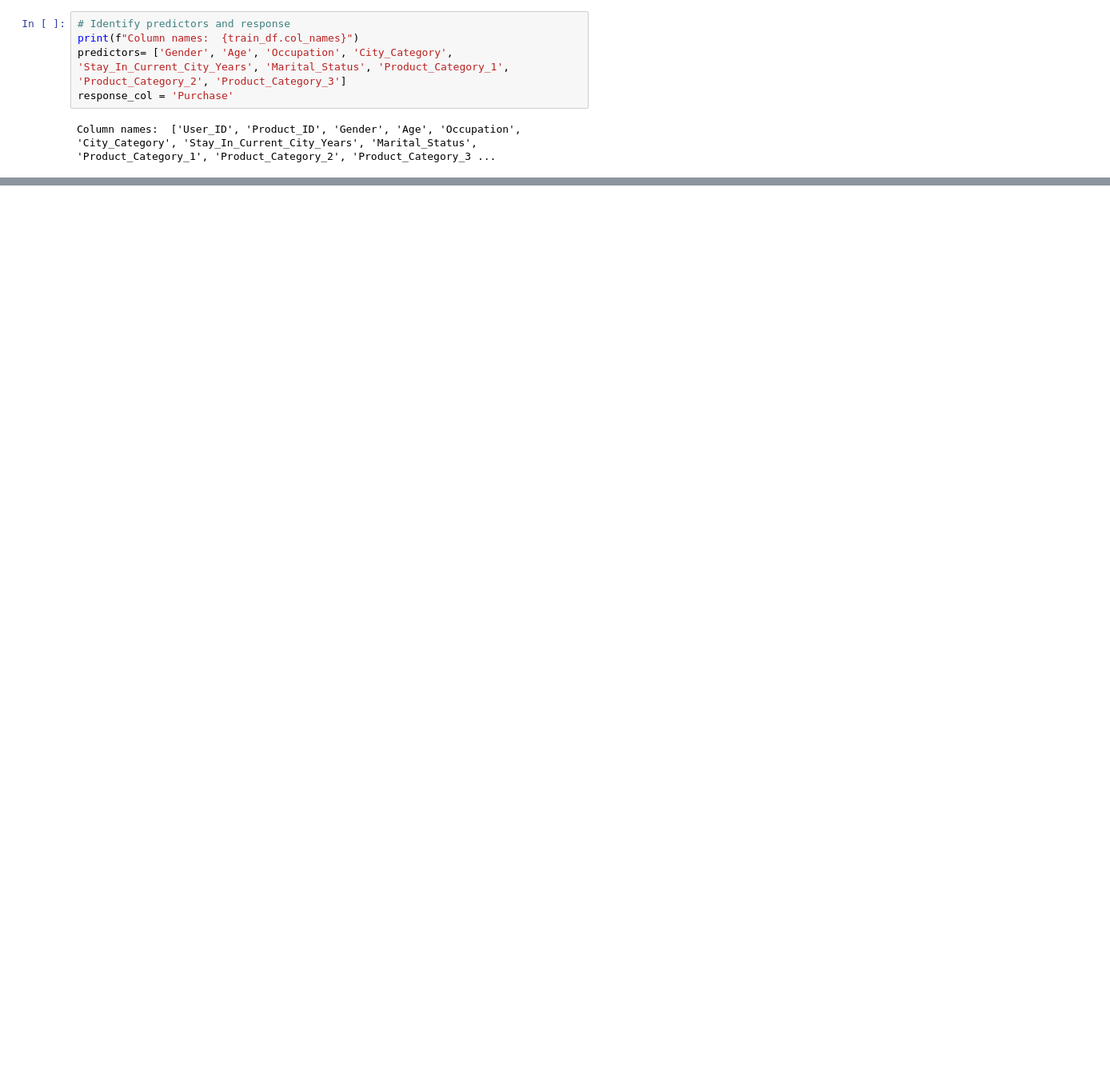
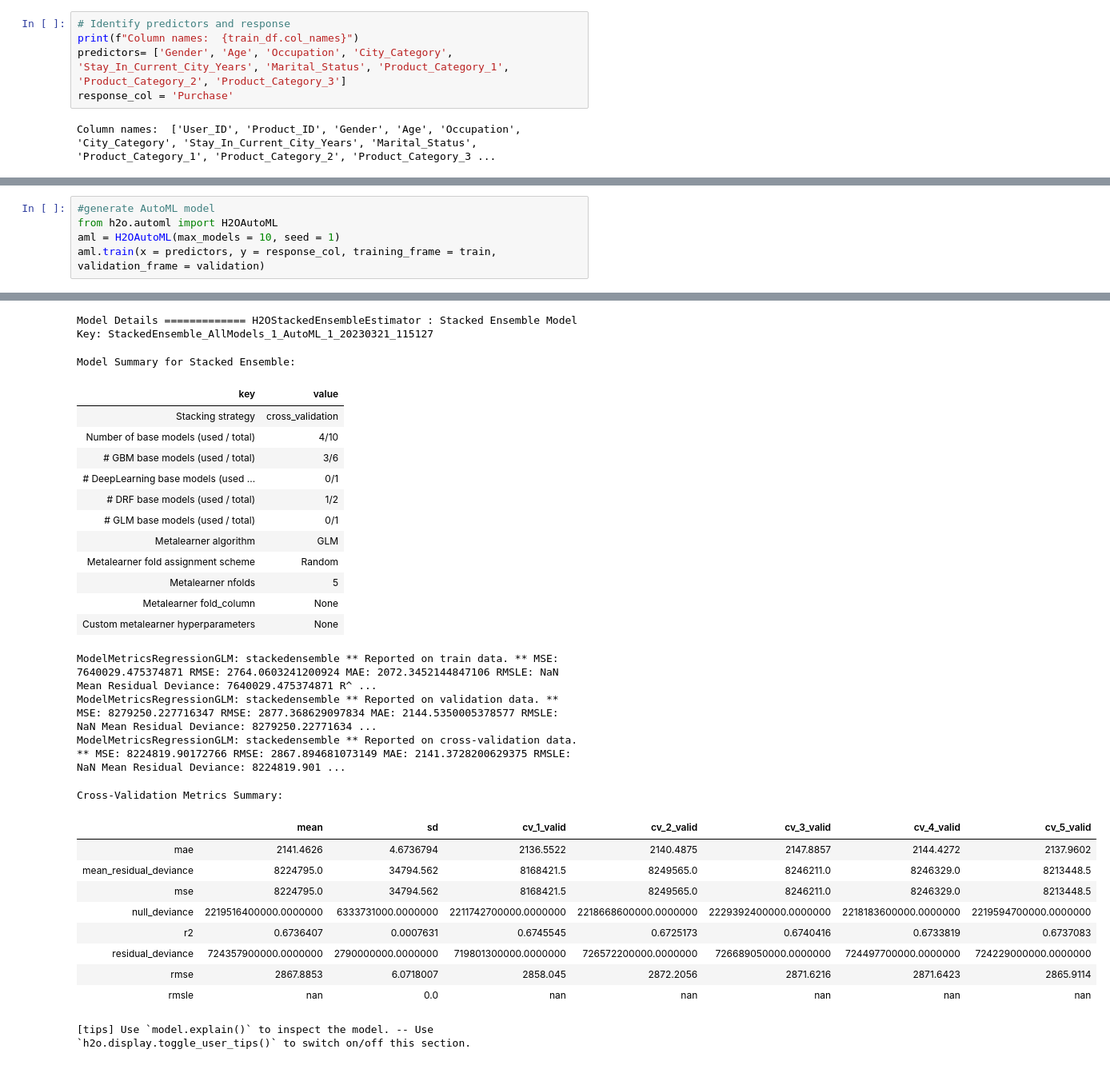
Before and after one commit to thphuc2703/Big-Data-project, a Jupyter notebook: h2o.ipynb, the cells around one changed output, grey strips where cells are left out. Shown at 80% size. Cells and saved outputs as stored; diff of their text form; blank space fills up the shorter version.

```diff
--- a/h2o.ipynb
+++ b/h2o.ipynb
@@ -238,0 +489,6 @@ predict.head()
+# %%
+#generate AutoML model
+from h2o.automl import H2OAutoML
+aml = H2OAutoML(max_models = 10, seed = 1)
+aml.train(x = predictors, y = response_col, training_frame = train, validation_frame = validation)
+# %% [output]
@@ -238,0 +500,28 @@ predict.head()
+Model Details ============= H2OStackedEnsembleEstimator : Stacked Ensemble Model Key: StackedEnsemble_AllModels_1_AutoML_1_20230321_115127
+Model Summary for Stacked Ensemble:
+| key | value |
+| Stacking strategy | cross_validation |
+| Number of base models (used / total) | 4/10 |
+| # GBM base models (used / total) | 3/6 |
+| # DeepLearning base models (used ... | 0/1 |
+| # DRF base models (used / total) | 1/2 |
+| # GLM base models (used / total) | 0/1 |
+| Metalearner algorithm | GLM |
+| Metalearner fold assignment scheme | Random |
+| Metalearner nfolds | 5 |
+| Metalearner fold_column | None |
+| Custom metalearner hyperparameters | None |
+ModelMetricsRegressionGLM: stackedensemble ** Reported on train data. ** MSE: 7640029.475374871 RMSE: 2764.0603241200924 MAE: 2072.3452144847106 RMSLE: NaN Mean Residual Deviance: 7640029.475374871 R^ ...
+ModelMetricsRegressionGLM: stackedensemble ** Reported on validation data. ** MSE: 8279250.227716347 RMSE: 2877.368629097834 MAE: 2144.5350005378577 RMSLE: NaN Mean Residual Deviance: 8279250.22771634 ...
+ModelMetricsRegressionGLM: stackedensemble ** Reported on cross-validation data. ** MSE: 8224819.90172766 RMSE: 2867.894681073149 MAE: 2141.3728200629375 RMSLE: NaN Mean Residual Deviance: 8224819.901 ...
+Cross-Validation Metrics Summary:
+|  | mean | sd | cv_1_valid | cv_2_valid | cv_3_valid | cv_4_valid | cv_5_valid |
+| mae | 2141.4626 | 4.6736794 | 2136.5522 | 2140.4875 | 2147.8857 | 2144.4272 | 2137.9602 |
+| mean_residual_deviance | 8224795.0 | 34794.562 | 8168421.5 | 8249565.0 | 8246211.0 | 8246329.0 | 8213448.5 |
+| mse | 8224795.0 | 34794.562 | 8168421.5 | 8249565.0 | 8246211.0 | 8246329.0 | 8213448.5 |
+| null_deviance | 2219516400000.0000000 | 6333731000.0000000 | 2211742700000.0000000 | 2218668600000.0000000 | 2229392400000.0000000 | 2218183600000.0000000 | 2219594700000.0000000 |
+| r2 | 0.6736407 | 0.0007631 | 0.6745545 | 0.6725173 | 0.6740416 | 0.6733819 | 0.6737083 |
+| residual_deviance | 724357900000.0000000 | 2790000000.0000000 | 719801300000.0000000 | 726572200000.0000000 | 726689050000.0000000 | 724497700000.0000000 | 724229000000.0000000 |
+| rmse | 2867.8853 | 6.0718007 | 2858.045 | 2872.2056 | 2871.6216 | 2871.6423 | 2865.9114 |
+| rmsle | nan | 0.0 | nan | nan | nan | nan | nan |
+[tips] Use `model.explain()` to inspect the model. -- Use `h2o.display.toggle_user_tips()` to switch on/off this section.
```
Also changed, not shown: parts of 67 cells of this notebook.
